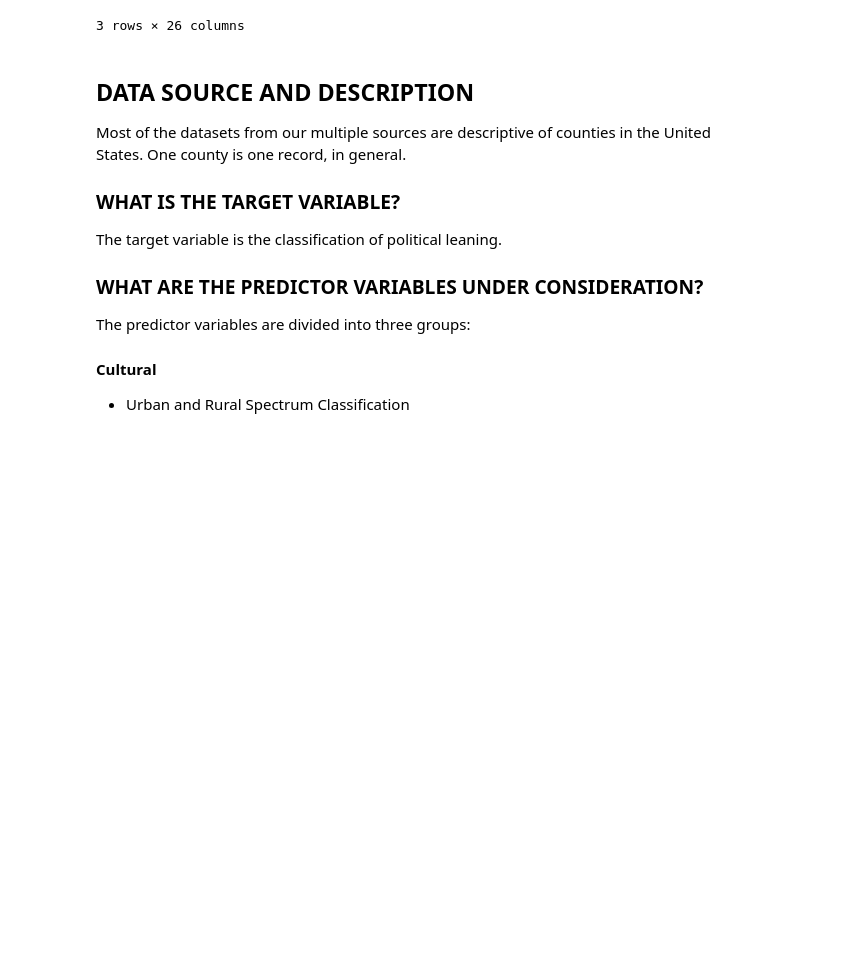
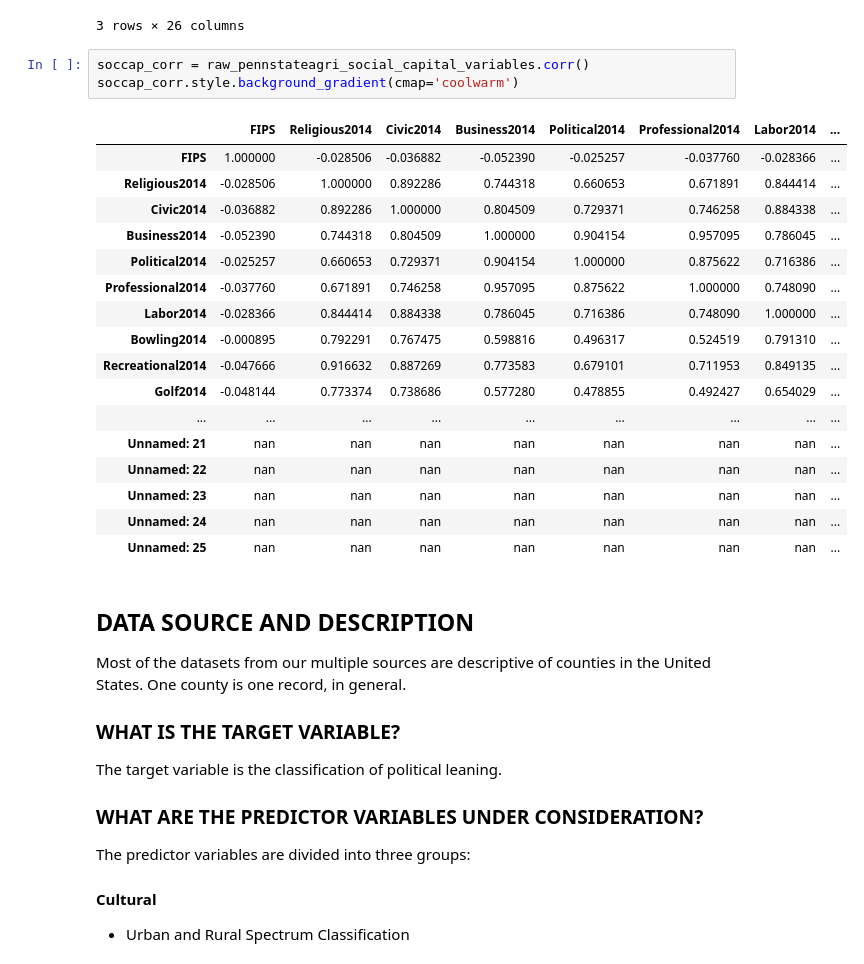
Before and after one commit to lswh/maba_analytics_algorithms_project, a Jupyter notebook: 06302021_TeamGreen_JupyterNotebookSubmission.ipynb, the cells around one changed output. Cells and saved outputs as stored; diff of their text form; blank space fills up the shorter version.

```diff
--- a/06302021_TeamGreen_JupyterNotebookSubmission.ipynb
+++ b/06302021_TeamGreen_JupyterNotebookSubmission.ipynb
@@ -150,6 +166,27 @@ raw_pennstateagri_social_capital_variables.head(3)
 | 1 | 1003.0 | Baldwin County, AL | 169.0 | 16.0 | 9.0 | 0.0 | 3.0 | ... |
 | 2 | 1005.0 | Barbour County, AL | 19.0 | 1.0 | 1.0 | 0.0 | 0.0 | ... |
 3 rows × 26 columns
+# %%
+soccap_corr = raw_pennstateagri_social_capital_variables.corr()
+soccap_corr.style.background_gradient(cmap='coolwarm')
+# %% [output]
+|  | FIPS | Religious2014 | Civic2014 | Business2014 | Political2014 | Professional2014 | Labor2014 | ... |
+| FIPS | 1.000000 | -0.028506 | -0.036882 | -0.052390 | -0.025257 | -0.037760 | -0.028366 | ... |
+| Religious2014 | -0.028506 | 1.000000 | 0.892286 | 0.744318 | 0.660653 | 0.671891 | 0.844414 | ... |
+| Civic2014 | -0.036882 | 0.892286 | 1.000000 | 0.804509 | 0.729371 | 0.746258 | 0.884338 | ... |
+| Business2014 | -0.052390 | 0.744318 | 0.804509 | 1.000000 | 0.904154 | 0.957095 | 0.786045 | ... |
+| Political2014 | -0.025257 | 0.660653 | 0.729371 | 0.904154 | 1.000000 | 0.875622 | 0.716386 | ... |
+| Professional2014 | -0.037760 | 0.671891 | 0.746258 | 0.957095 | 0.875622 | 1.000000 | 0.748090 | ... |
+| Labor2014 | -0.028366 | 0.844414 | 0.884338 | 0.786045 | 0.716386 | 0.748090 | 1.000000 | ... |
+| Bowling2014 | -0.000895 | 0.792291 | 0.767475 | 0.598816 | 0.496317 | 0.524519 | 0.791310 | ... |
+| Recreational2014 | -0.047666 | 0.916632 | 0.887269 | 0.773583 | 0.679101 | 0.711953 | 0.849135 | ... |
+| Golf2014 | -0.048144 | 0.773374 | 0.738686 | 0.577280 | 0.478855 | 0.492427 | 0.654029 | ... |
+| ... | ... | ... | ... | ... | ... | ... | ... | ... |
+| Unnamed: 21 | nan | nan | nan | nan | nan | nan | nan | ... |
+| Unnamed: 22 | nan | nan | nan | nan | nan | nan | nan | ... |
+| Unnamed: 23 | nan | nan | nan | nan | nan | nan | nan | ... |
+| Unnamed: 24 | nan | nan | nan | nan | nan | nan | nan | ... |
+| Unnamed: 25 | nan | nan | nan | nan | nan | nan | nan | ... |
 # %% [markdown]
 ## DATA SOURCE AND DESCRIPTION
 Most of the datasets from our multiple sources are descriptive of counties in the United States. One county is one record, in general.
```
Also changed, not shown: parts of 8 cells of this notebook, 2 other files.
